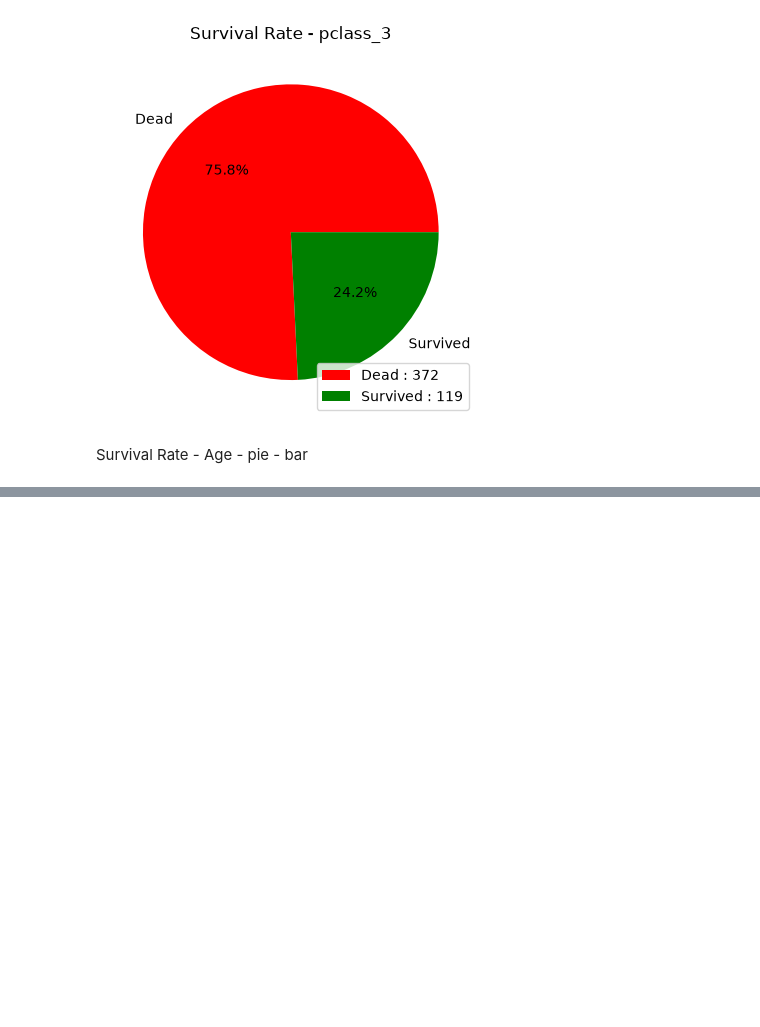
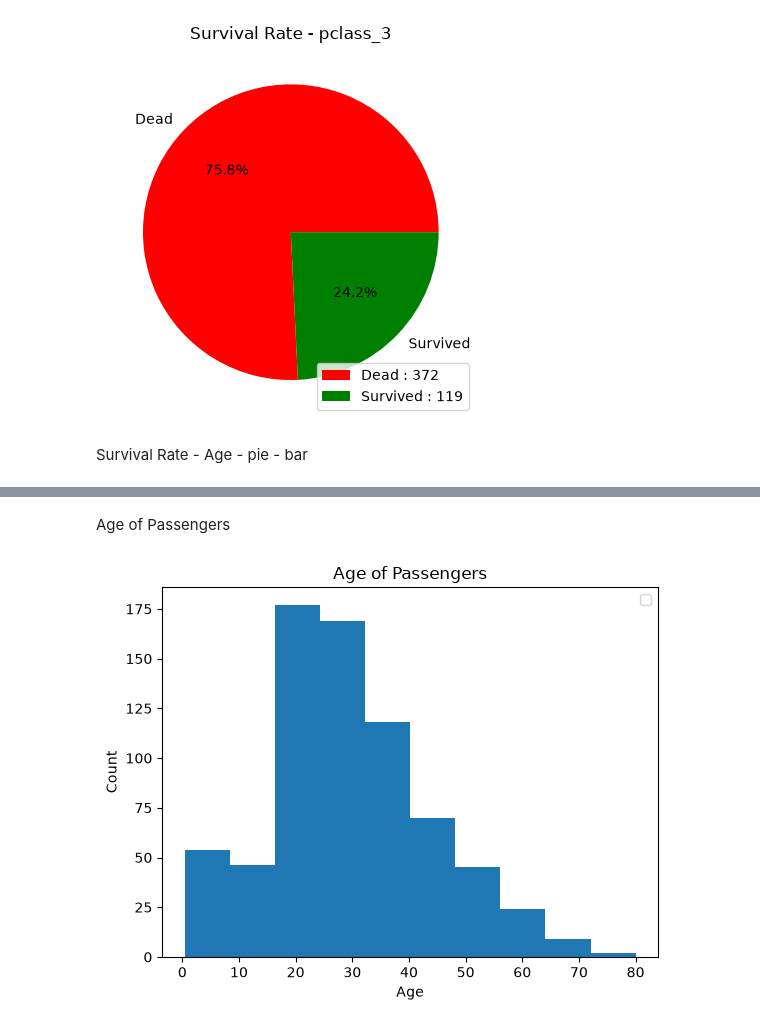
Before and after one commit to marandiohooman-star/Titanic-People-Data-Analysis, a Jupyter notebook: Titanic People Data Analysis.ipynb, the cells around one changed output, grey strips where cells are left out. Saved outputs shown, nothing was run; the diff lists cells and outputs as text; code cells hidden in the pictures; blank space fills up the shorter version.

```diff
--- a/Titanic People Data Analysis.ipynb
+++ b/Titanic People Data Analysis.ipynb
@@ -338,0 +339,10 @@ plt.show()
+# %% [markdown]
+Age of Passengers
+# %%
+plt.hist(df[df["survived"] == 0][""])
+plt.title("Age of Passengers")
+plt.xlabel("Age")
+plt.ylabel("Count")
+plt.show()
+# %% [output]
+[figure, added]
```
Also changed, not shown: parts of 4 cells of this notebook.
